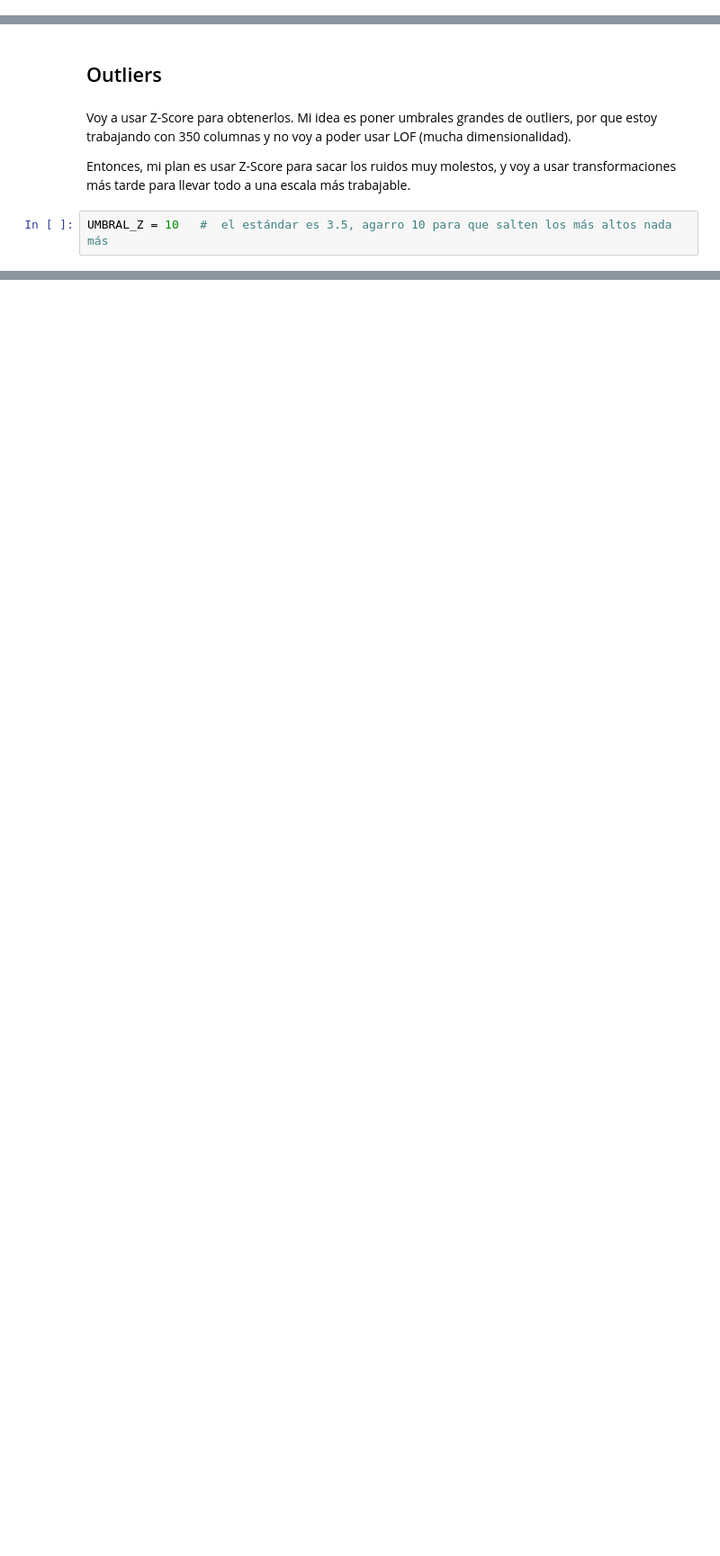
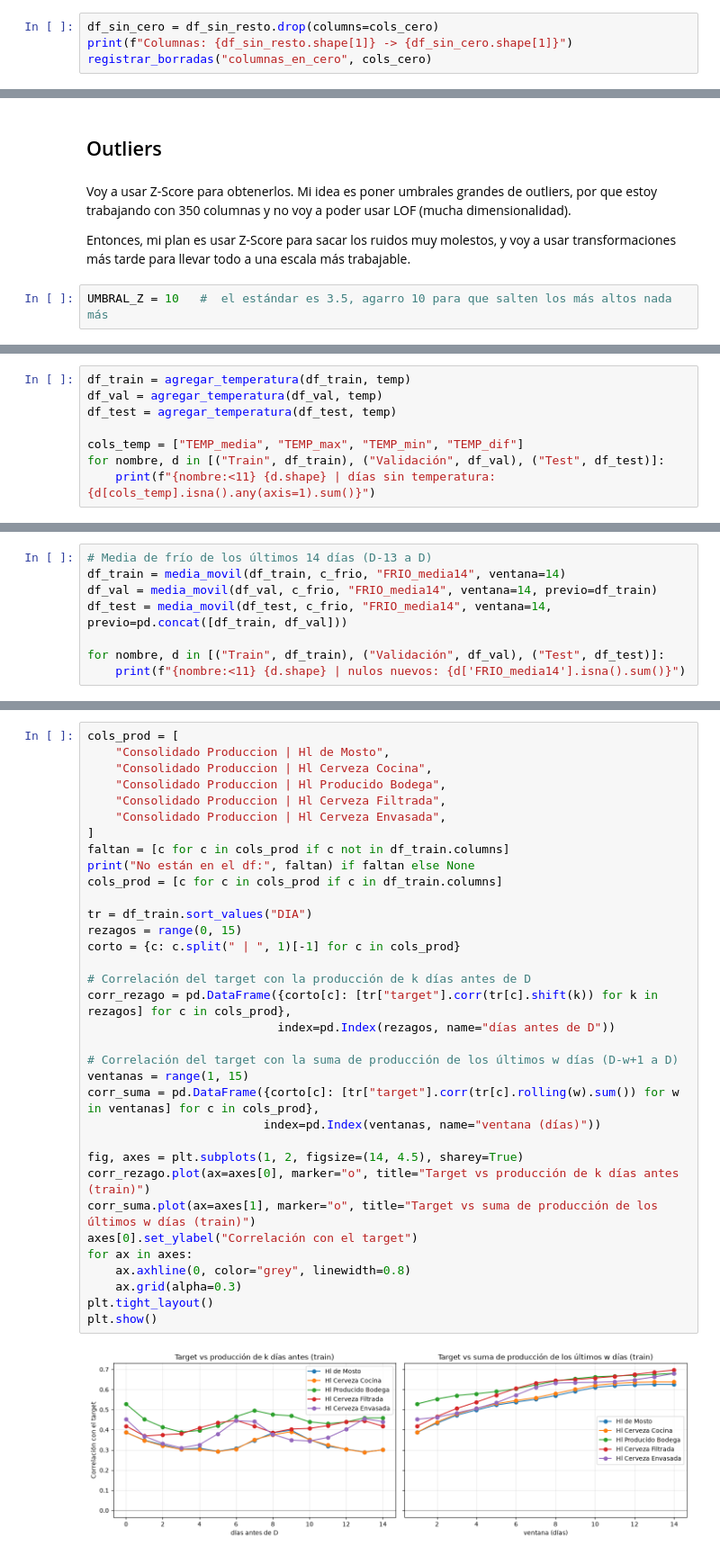
Before and after one commit to Marcjun/Cerveceria-LabDatosII, a Jupyter notebook: notebooks/preprocesado.ipynb, the cells around one changed output, grey strips where cells are left out. Shown at 90% size. Cells and saved outputs as stored; diff of their text form; blank space fills up the shorter version.

```diff
--- a/notebooks/preprocesado.ipynb
+++ b/notebooks/preprocesado.ipynb
@@ -574,0 +601,4 @@ restos_redundantes: 6 columnas registradas en tratamiento_columnas.json
+# %%
+df_sin_cero = df_sin_resto.drop(columns=cols_cero)
+print(f"Columnas: {df_sin_resto.shape[1]} -> {df_sin_cero.shape[1]}")
+registrar_borradas("columnas_en_cero", cols_cero)
@@ -689,0 +878,8 @@ Columnas con outliers después de winsorizar: 23
+# %%
+df_train = agregar_temperatura(df_train, temp)
+df_val = agregar_temperatura(df_val, temp)
+df_test = agregar_temperatura(df_test, temp)
+
+cols_temp = ["TEMP_media", "TEMP_max", "TEMP_min", "TEMP_dif"]
+for nombre, d in [("Train", df_train), ("Validación", df_val), ("Test", df_test)]:
+    print(f"{nombre:<11} {d.shape} | días sin temperatura: {d[cols_temp].isna().any(axis=1).sum()}")
@@ -689,0 +934,8 @@ Columnas con outliers después de winsorizar: 23
+# %%
+# Media de frío de los últimos 14 días (D-13 a D)
+df_train = media_movil(df_train, c_frio, "FRIO_media14", ventana=14)
+df_val = media_movil(df_val, c_frio, "FRIO_media14", ventana=14, previo=df_train)
+df_test = media_movil(df_test, c_frio, "FRIO_media14", ventana=14, previo=pd.concat([df_train, df_val]))
+
+for nombre, d in [("Train", df_train), ("Validación", df_val), ("Test", df_test)]:
+    print(f"{nombre:<11} {d.shape} | nulos nuevos: {d['FRIO_media14'].isna().sum()}")
@@ -689,0 +970,36 @@ Columnas con outliers después de winsorizar: 23
+# %%
+cols_prod = [
+    "Consolidado Produccion | Hl de Mosto",
+    "Consolidado Produccion | Hl Cerveza Cocina",
+    "Consolidado Produccion | Hl Producido Bodega",
+    "Consolidado Produccion | Hl Cerveza Filtrada",
+    "Consolidado Produccion | Hl Cerveza Envasada",
+]
+faltan = [c for c in cols_prod if c not in df_train.columns]
+print("No están en el df:", faltan) if faltan else None
+cols_prod = [c for c in cols_prod if c in df_train.columns]
+
+tr = df_train.sort_values("DIA")
+rezagos = range(0, 15)
+corto = {c: c.split(" | ", 1)[-1] for c in cols_prod}
+
+# Correlación del target con la producción de k días antes de D
+corr_rezago = pd.DataFrame({corto[c]: [tr["target"].corr(tr[c].shift(k)) for k in rezagos] for c in cols_prod},
+                           index=pd.Index(rezagos, name="días antes de D"))
+
+# Correlación del target con la suma de producción de los últimos w días (D-w+1 a D)
+ventanas = range(1, 15)
+corr_suma = pd.DataFrame({corto[c]: [tr["target"].corr(tr[c].rolling(w).sum()) for w in ventanas] for c in cols_prod},
+                         index=pd.Index(ventanas, name="ventana (días)"))
+
+fig, axes = plt.subplots(1, 2, figsize=(14, 4.5), sharey=True)
+corr_rezago.plot(ax=axes[0], marker="o", title="Target vs producción de k días antes (train)")
+corr_suma.plot(ax=axes[1], marker="o", title="Target vs suma de producción de los últimos w días (train)")
+axes[0].set_ylabel("Correlación con el target")
+for ax in axes:
+    ax.axhline(0, color="grey", linewidth=0.8)
+    ax.grid(alpha=0.3)
+plt.tight_layout()
+plt.show()
+# %% [output]
+[figure, added]
```
Also changed, not shown: parts of 63 cells of this notebook, 1 other file.
